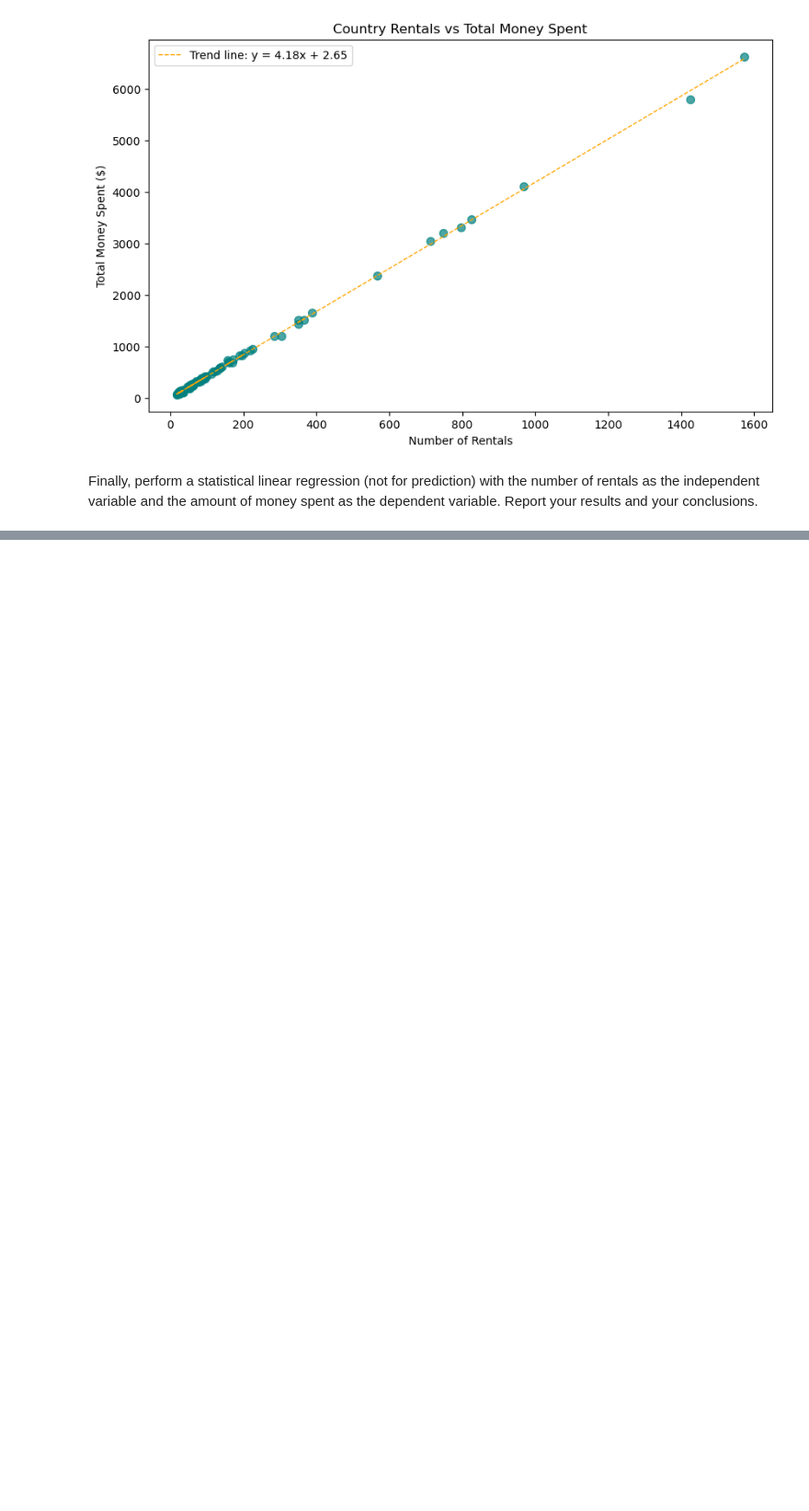
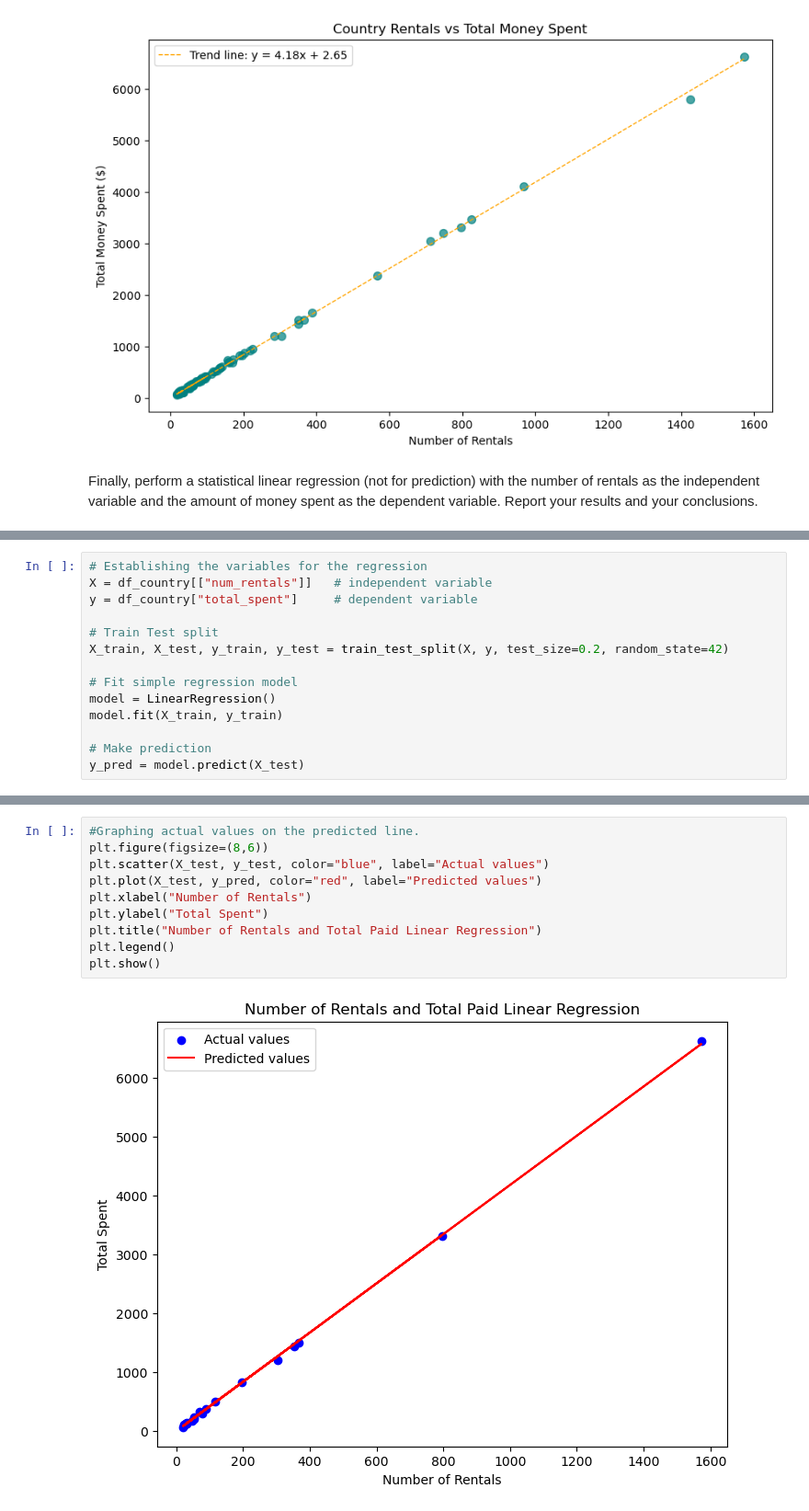
Before and after one commit to Nikola671/DS-450-01_Spring26_Team_Pineapple, a Jupyter notebook: Team Mini Project 4 - Writing SQL Querie/Team Mini Project 4.ipynb, the cells around one changed output, grey strips where cells are left out. Shown at 92% size. Saved outputs shown, nothing was run; the diff lists cells and outputs as text; blank space fills up the shorter version.

```diff
--- a/Team Mini Project 4 - Writing SQL Querie/Team Mini Project 4.ipynb
+++ b/Team Mini Project 4 - Writing SQL Querie/Team Mini Project 4.ipynb
@@ -379,0 +420,14 @@ Finally, perform a statistical linear regression (not for prediction) with the n
+# %%
+# Establishing the variables for the regression
+X = df_country[["num_rentals"]]   # independent variable
+y = df_country["total_spent"]     # dependent variable
+
+# Train Test split
+X_train, X_test, y_train, y_test = train_test_split(X, y, test_size=0.2, random_state=42)
+
+# Fit simple regression model
+model = LinearRegression()
+model.fit(X_train, y_train)
+
+# Make prediction
+y_pred = model.predict(X_test)
@@ -379,0 +447,12 @@ Finally, perform a statistical linear regression (not for prediction) with the n
+# %%
+#Graphing actual values on the predicted line.
+plt.figure(figsize=(8,6))
+plt.scatter(X_test, y_test, color="blue", label="Actual values")
+plt.plot(X_test, y_pred, color="red", label="Predicted values")
+plt.xlabel("Number of Rentals")
+plt.ylabel("Total Spent")
+plt.title("Number of Rentals and Total Paid Linear Regression")
+plt.legend()
+plt.show()
+# %% [output]
+[figure, added]
```
Also changed, not shown: parts of 4 cells of this notebook.
